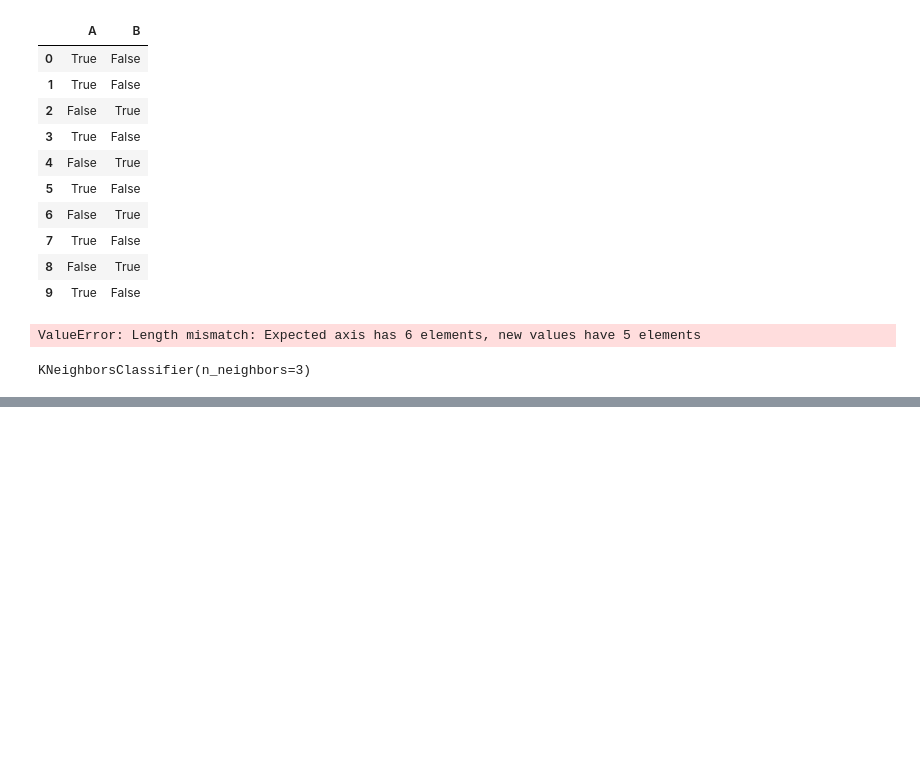
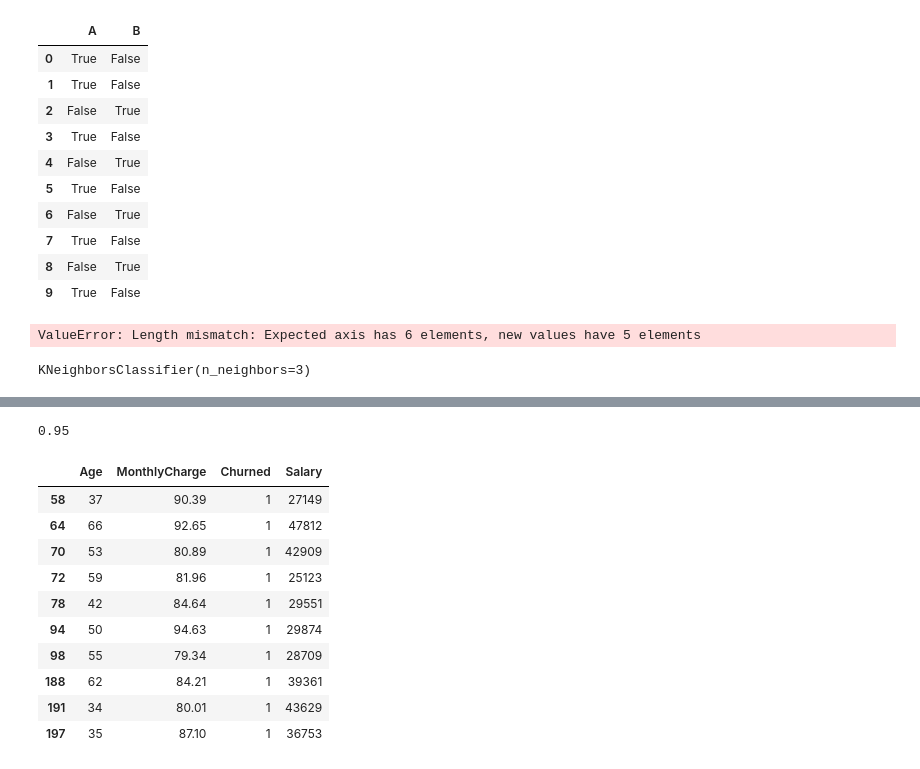
Before and after one commit to rahul8879/ai-engineering_full_stack, a Jupyter notebook: 03_Machine_learning/classication_alogo_in_different_cases.ipynb, the cells around one changed output, grey strips where cells are left out. Cells and saved outputs as stored; diff of their text form; code cells hidden in the pictures; blank space fills up the shorter version.

```diff
--- a/03_Machine_learning/classication_alogo_in_different_cases.ipynb
+++ b/03_Machine_learning/classication_alogo_in_different_cases.ipynb
@@ -79,0 +98,52 @@ KNeighborsClassifier(n_neighbors=3)
+# %%
+# classification
+
+# predict willl customer will churn or not
+
+
+# historical
+
+chrun_data['Churned'].value_counts()
+
+# this is a classification problem : imbalance data
+
+X = chrun_data[['Age', 'MonthlyCharge', 'Salary']]
+Y = chrun_data['Churned']
+
+# train test split
+
+from sklearn.model_selection import train_test_split
+x_train, x_test, y_train, y_test = train_test_split(X, Y, test_size=0.20)
+
+
+from sklearn.neighbors import KNeighborsClassifier
+model = KNeighborsClassifier(n_neighbors=3)
+
+# now you can pass your data to model ==> to get trained
+
+model.fit(x_train, y_train)
+
+# now you can use model to predict
+
+y_pred = model.predict(x_test)
+
+# accuracy
+
+from sklearn.metrics import accuracy_score
+accuracy_score(y_test, y_pred)
+# %% [output]
+0.95
+# %%
+chrun_data[chrun_data['Churned']==1]
+# %% [output]
+|  | Age | MonthlyCharge | Churned | Salary |
+| 58 | 37 | 90.39 | 1 | 27149 |
+| 64 | 66 | 92.65 | 1 | 47812 |
+| 70 | 53 | 80.89 | 1 | 42909 |
+| 72 | 59 | 81.96 | 1 | 25123 |
+| 78 | 42 | 84.64 | 1 | 29551 |
+| 94 | 50 | 94.63 | 1 | 29874 |
+| 98 | 55 | 79.34 | 1 | 28709 |
+| 188 | 62 | 84.21 | 1 | 39361 |
+| 191 | 34 | 80.01 | 1 | 43629 |
+| 197 | 35 | 87.10 | 1 | 36753 |
```
Also changed, not shown: parts of 13 cells of this notebook, 1 other file.
